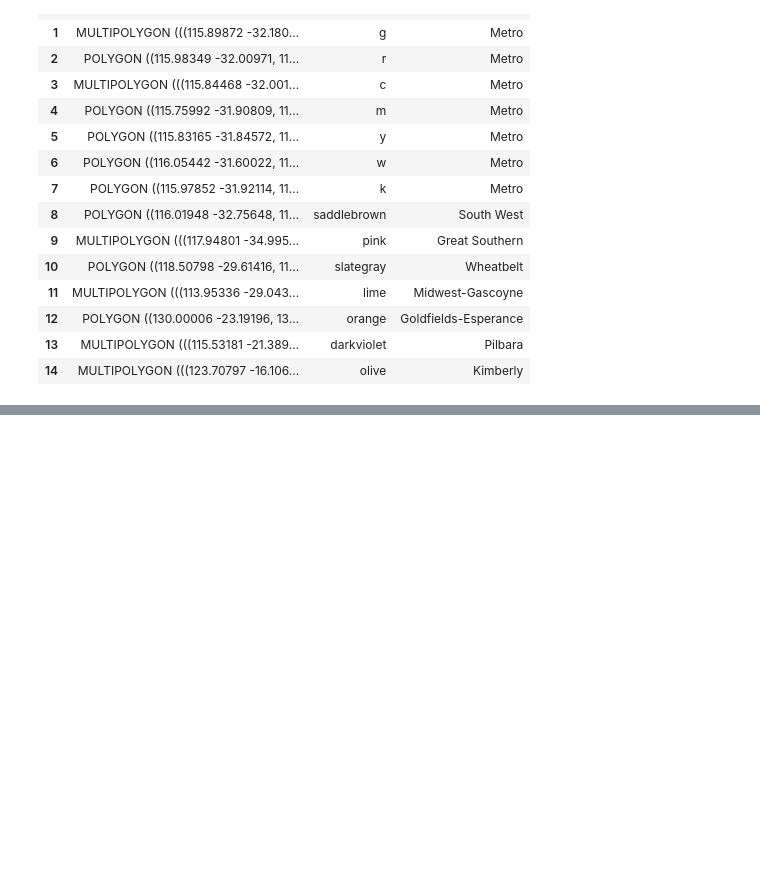
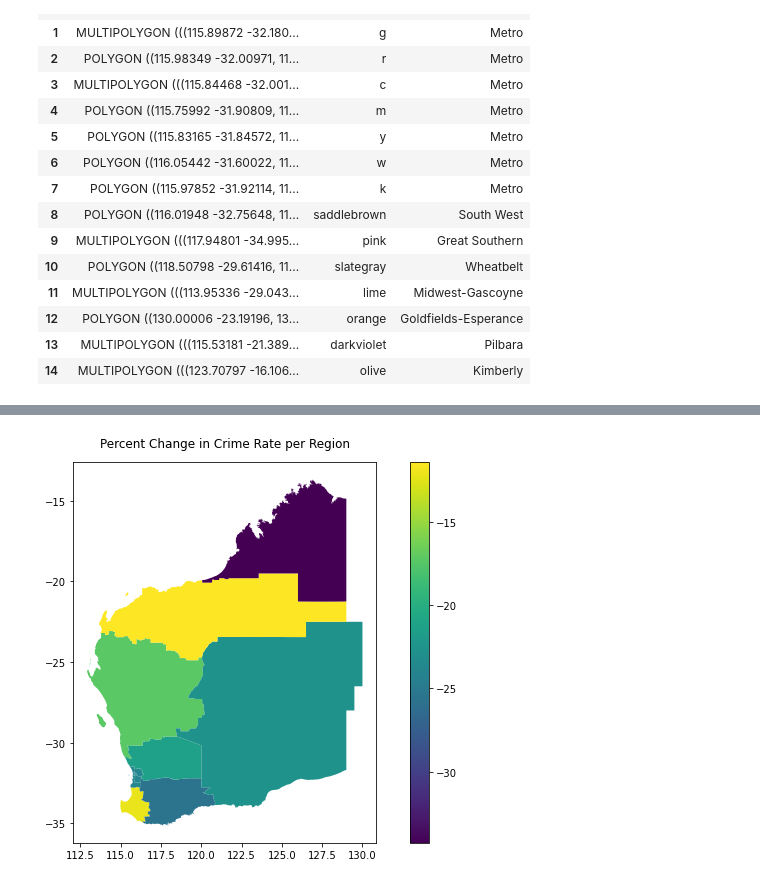
Before and after one commit to FernB/WACrimeRatesCovid19, a Jupyter notebook: Untitled.ipynb, the cells around one changed output, grey strips where cells are left out. Saved outputs shown, nothing was run; the diff lists cells and outputs as text; code cells hidden in the pictures; blank space fills up the shorter version.

```diff
--- a/Untitled.ipynb
+++ b/Untitled.ipynb
@@ -78,0 +82,7 @@ merged
+# %%
+merged.plot(column = merged['Rate'],figsize=(12,7),legend=True)
+plt.title("Percent Change in Crime Rate per Region", pad=15)
+plt.savefig("crimemap.png",bbox_inches='tight')
+plt.show()
+# %% [output]
+[figure, added]
```
Also changed, not shown: parts of 5 cells of this notebook, 6 other files.
